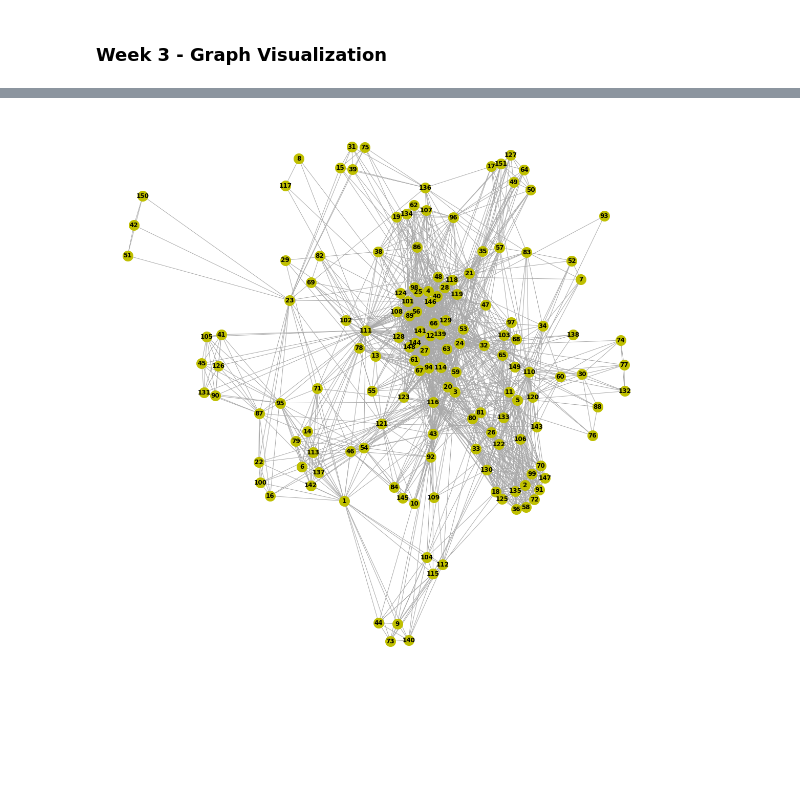
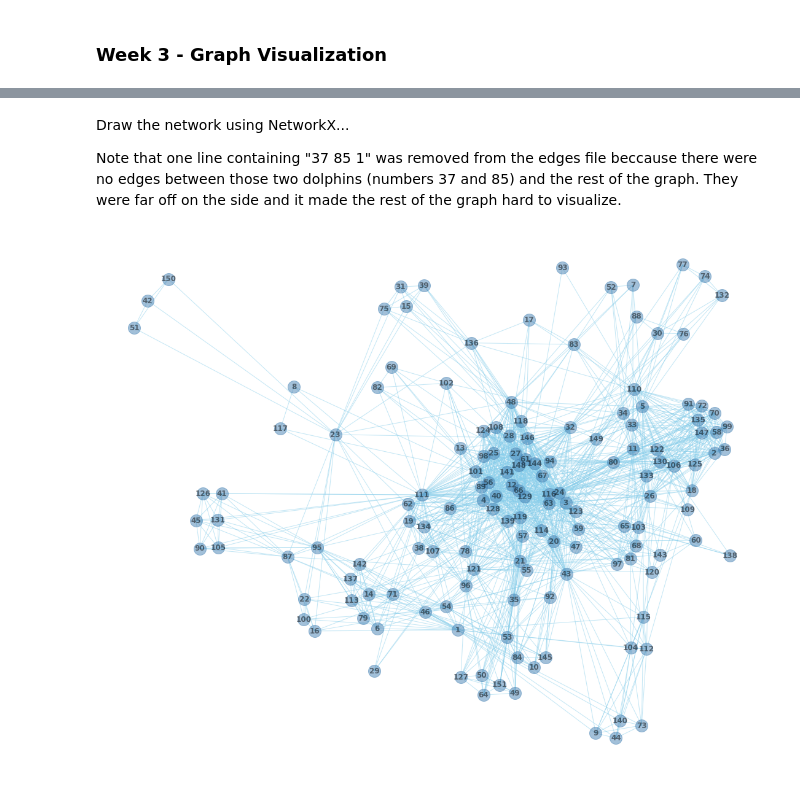
Before and after one commit to betsyrosalen/DATA_620_Web_Analytics, a Jupyter notebook: Week 3 - Graph Visualization.ipynb, the cells around one changed output, grey strips where cells are left out. Cells and saved outputs as stored; diff of their text form; code cells hidden in the pictures; blank space fills up the shorter version.

Commit message:
Finalized Week 2 Assignment and updated Week 3 assignment.
Changed colors and added images to "Week 3 - Graph Visualization"

```diff
--- a/Week 3 - Graph Visualization.ipynb
+++ b/Week 3 - Graph Visualization.ipynb
@@ -4,4 +6,4 @@
 import networkx as nx
 import matplotlib.pyplot as plt
 %matplotlib inline
-plt.rcParams["figure.figsize"] = (15,15)
+plt.rcParams["figure.figsize"] = (15,12)
@@ -13,4 +27,9 @@ dolphins = nx.read_edgelist('mammalia-dolphin-florida-social/mammalia-dolphin-fl
+# %% [markdown]
+Draw the network using NetworkX...
+
+Note that one line containing "37 85 1" was removed from the edges file beccause there were no edges between those two dolphins (numbers 37 and 85) and the rest of the graph.  They were far off on the side and it made the rest of the graph hard to visualize.
 # %%
-nx.draw(dolphins, with_labels=True, node_color="y", node_size=400, font_weight='bold', edge_color="darkgray")
+nx.draw(dolphins, with_labels=True, node_color="steelblue", node_size=400, font_weight='bold',
+        edge_color="skyblue", alpha=0.5)
 # %% [output]
-[figure, old version]
+[figure, new version]
```
Also changed, not shown: parts of 11 cells of this notebook, 4 other files.
